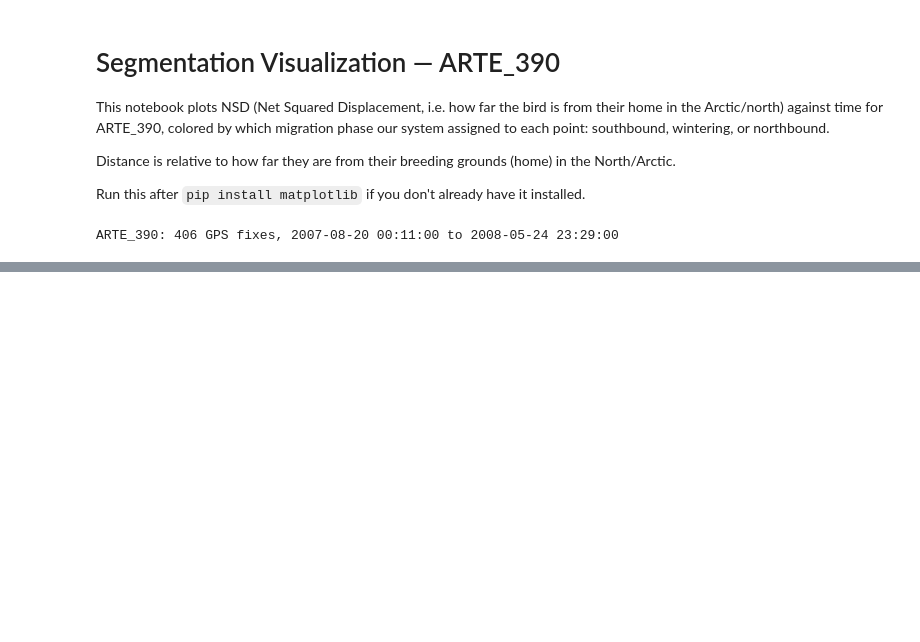
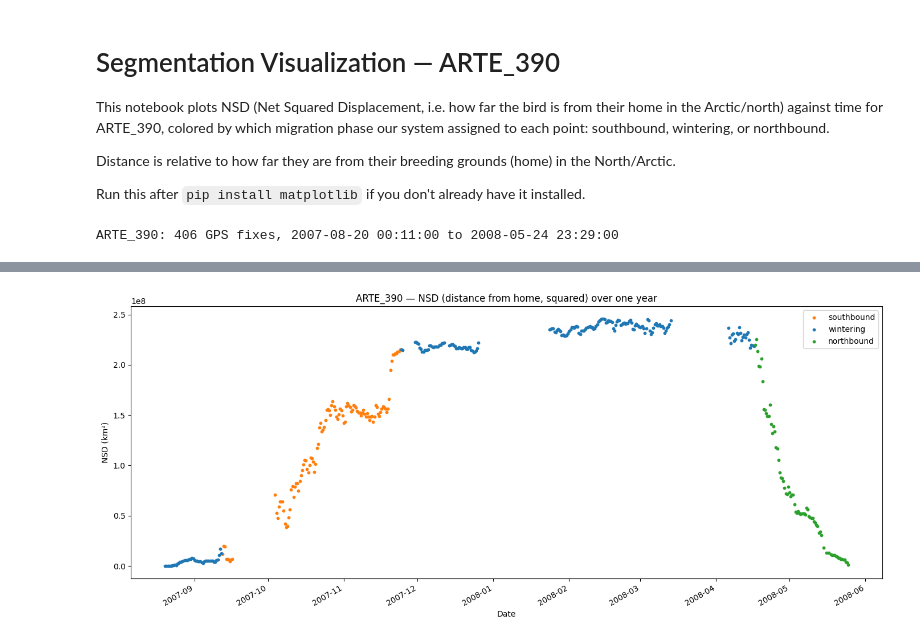
Before and after one commit to yvnnhong/bird-dtw, a Jupyter notebook: visualizations/NSD/ARTE_390.ipynb, the cells around one changed output, grey strips where cells are left out. Saved outputs shown, nothing was run; the diff lists cells and outputs as text; code cells hidden in the pictures; blank space fills up the shorter version.

```diff
--- a/visualizations/NSD/ARTE_390.ipynb
+++ b/visualizations/NSD/ARTE_390.ipynb
@@ -24,0 +51,36 @@ ARTE_390: 406 GPS fixes, 2007-08-20 00:11:00 to 2008-05-24 23:29:00
+# %%
+# Compute NSD (distance-from-home, squared) for every point in the FULL track,
+# so we can plot the whole year as one continuous line.
+home_lat, home_lon = track.iloc[0][["lat", "lon"]]
+nsd_full = compute_nsd(track, home_lat, home_lon)
+
+# Label each row in the full track with its assigned phase, by matching timestamps
+# against the three phase DataFrames segment_track() already produced.
+phase_label = pd.Series("wintering", index=track.index)
+phase_label[track["timestamp"].isin(south["timestamp"])] = "southbound"
+phase_label[track["timestamp"].isin(north["timestamp"])] = "northbound"
+
+plot_df = pd.DataFrame({
+    "timestamp": track["timestamp"],
+    "nsd": nsd_full,
+    "phase": phase_label,
+})
+# %%
+# Plot: one line for the whole year, colored dot-by-dot by phase
+colors = {"southbound": "tab:orange", "wintering": "tab:blue", "northbound": "tab:green"}
+
+fig, ax = plt.subplots(figsize=(14, 6))
+
+for phase_name, color in colors.items():
+    subset = plot_df[plot_df["phase"] == phase_name]
+    ax.scatter(subset["timestamp"], subset["nsd"], s=10, color=color, label=phase_name)
+
+ax.set_title(f"{bird_id} — NSD (distance from home, squared) over one year")
+ax.set_xlabel("Date")
+ax.set_ylabel("NSD (km²)")
+ax.legend()
+fig.autofmt_xdate()
+plt.tight_layout()
+plt.show()
+# %% [output]
+[figure, added]
```
Also changed, not shown: parts of 2 cells of this notebook.
